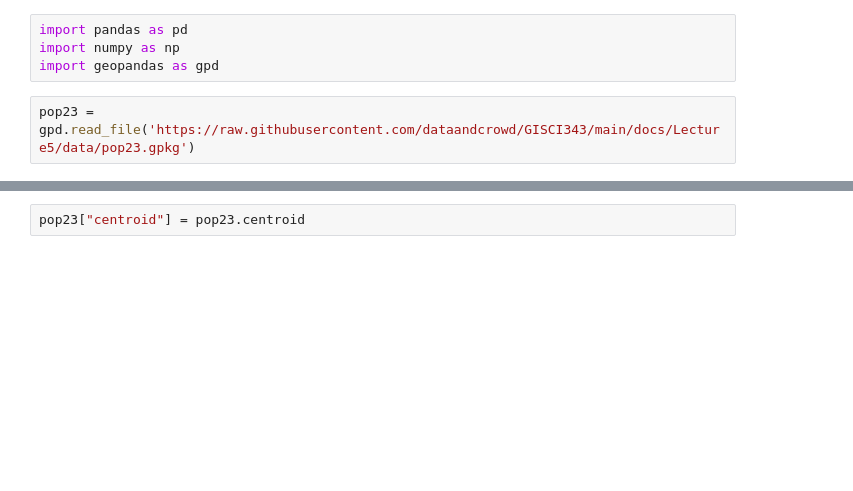
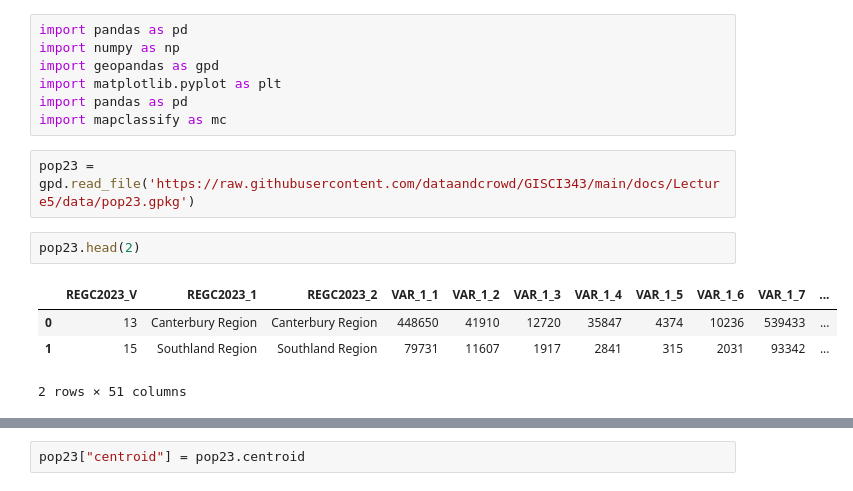
Before and after one commit to dataandcrowd/GISCI343, a Jupyter notebook: docs/Lecture5/yourturn.ipynb, the cells around one changed output, grey strips where cells are left out. Drawn from its saved outputs; the diff is of its cells as text; blank space fills up the shorter version.

```diff
--- a/docs/Lecture5/yourturn.ipynb
+++ b/docs/Lecture5/yourturn.ipynb
@@ -2,7 +2,17 @@
 import pandas as pd
 import numpy as np
 import geopandas as gpd
+import matplotlib.pyplot as plt
+import pandas as pd
+import mapclassify as mc
 # %%
 pop23 = gpd.read_file('https://raw.githubusercontent.com/dataandcrowd/GISCI343/main/docs/Lecture5/data/pop23.gpkg')
+# %%
+pop23.head(2)
+# %% [output]
+|  | REGC2023_V | REGC2023_1 | REGC2023_2 | VAR_1_1 | VAR_1_2 | VAR_1_3 | VAR_1_4 | VAR_1_5 | VAR_1_6 | VAR_1_7 | ... |
+| 0 | 13 | Canterbury Region | Canterbury Region | 448650 | 41910 | 12720 | 35847 | 4374 | 10236 | 539433 | ... |
+| 1 | 15 | Southland Region | Southland Region | 79731 | 11607 | 1917 | 2841 | 315 | 2031 | 93342 | ... |
+2 rows × 51 columns
 # %%
 pop23[['REGC2023_2']]
```
Also changed, not shown: parts of 13 cells of this notebook, 17 other files.
